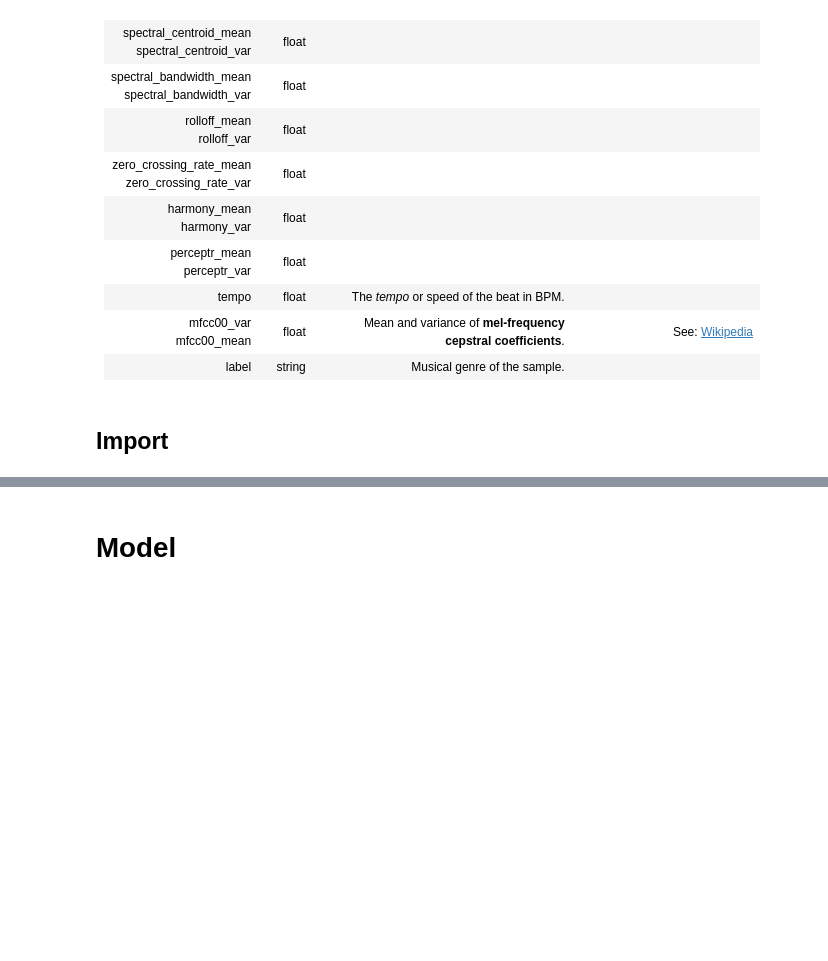
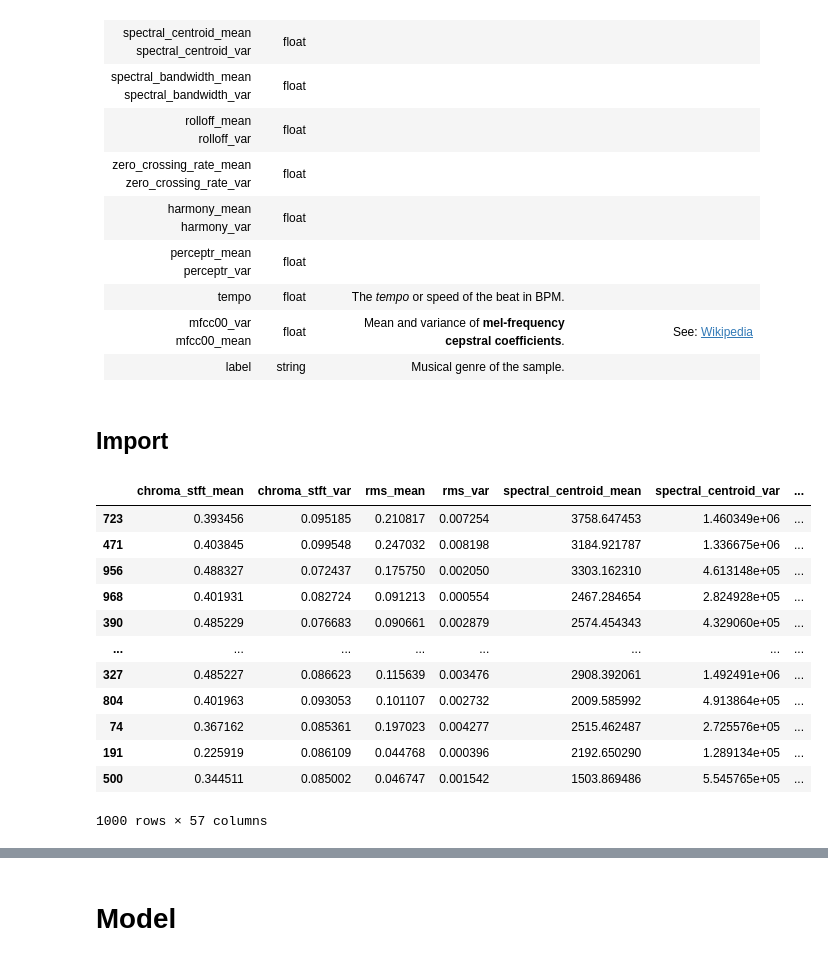
Before and after one commit to ads-ayaz/ml-playbook, a Jupyter notebook: 20200611_Music_classification_SCRATCH.ipynb, the cells around one changed output, grey strips where cells are left out. Saved outputs shown, nothing was run; the diff lists cells and outputs as text; code cells hidden in the pictures; blank space fills up the shorter version.

```diff
--- a/20200611_Music_classification_SCRATCH.ipynb
+++ b/20200611_Music_classification_SCRATCH.ipynb
@@ -87,3 +128,19 @@ df_Y_raw = pd.DataFrame(df_raw['label'])
 
 # Shuffle X, Y
 df_X, df_Y = shuffle(df_X_raw, df_Y_raw)
+# %%
+df_X
+# %% [output]
+|  | chroma_stft_mean | chroma_stft_var | rms_mean | rms_var | spectral_centroid_mean | spectral_centroid_var | ... |
+| 723 | 0.393456 | 0.095185 | 0.210817 | 0.007254 | 3758.647453 | 1.460349e+06 | ... |
+| 471 | 0.403845 | 0.099548 | 0.247032 | 0.008198 | 3184.921787 | 1.336675e+06 | ... |
+| 956 | 0.488327 | 0.072437 | 0.175750 | 0.002050 | 3303.162310 | 4.613148e+05 | ... |
+| 968 | 0.401931 | 0.082724 | 0.091213 | 0.000554 | 2467.284654 | 2.824928e+05 | ... |
+| 390 | 0.485229 | 0.076683 | 0.090661 | 0.002879 | 2574.454343 | 4.329060e+05 | ... |
+| ... | ... | ... | ... | ... | ... | ... | ... |
+| 327 | 0.485227 | 0.086623 | 0.115639 | 0.003476 | 2908.392061 | 1.492491e+06 | ... |
+| 804 | 0.401963 | 0.093053 | 0.101107 | 0.002732 | 2009.585992 | 4.913864e+05 | ... |
+| 74 | 0.367162 | 0.085361 | 0.197023 | 0.004277 | 2515.462487 | 2.725576e+05 | ... |
+| 191 | 0.225919 | 0.086109 | 0.044768 | 0.000396 | 2192.650290 | 1.289134e+05 | ... |
+| 500 | 0.344511 | 0.085002 | 0.046747 | 0.001542 | 1503.869486 | 5.545765e+05 | ... |
+1000 rows × 57 columns
```
Also changed, not shown: parts of 21 cells of this notebook.
